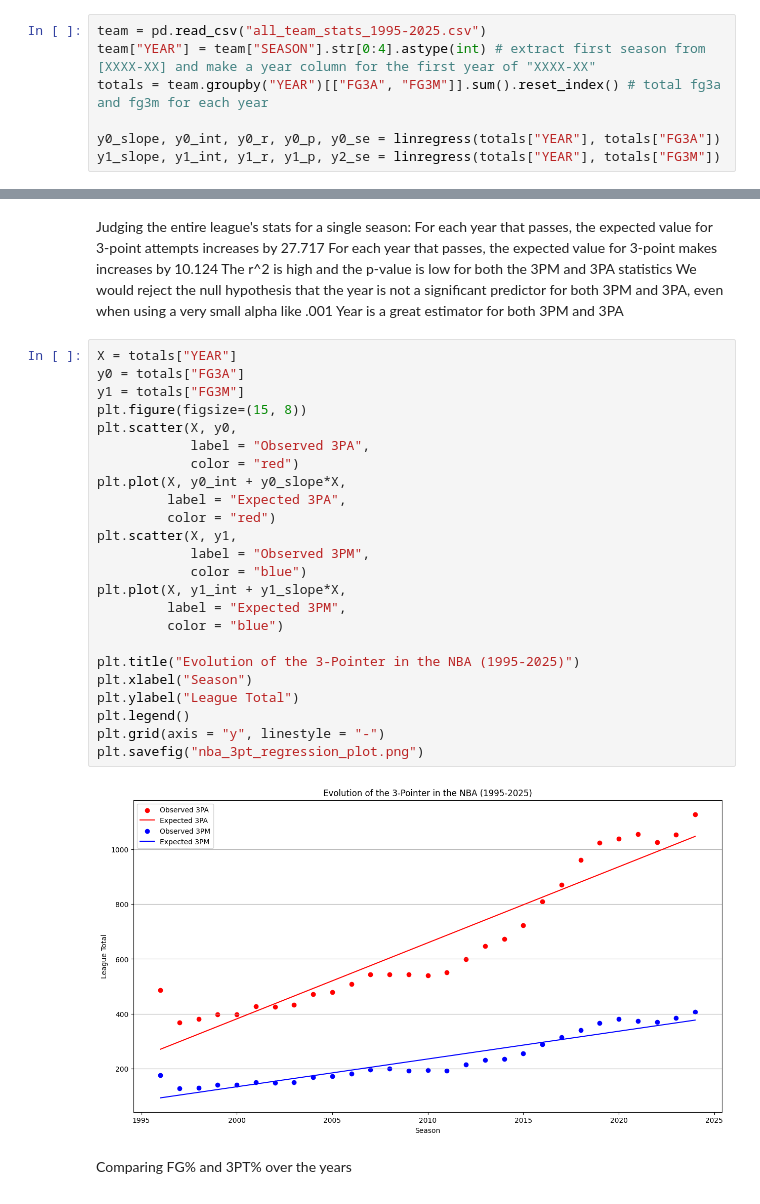
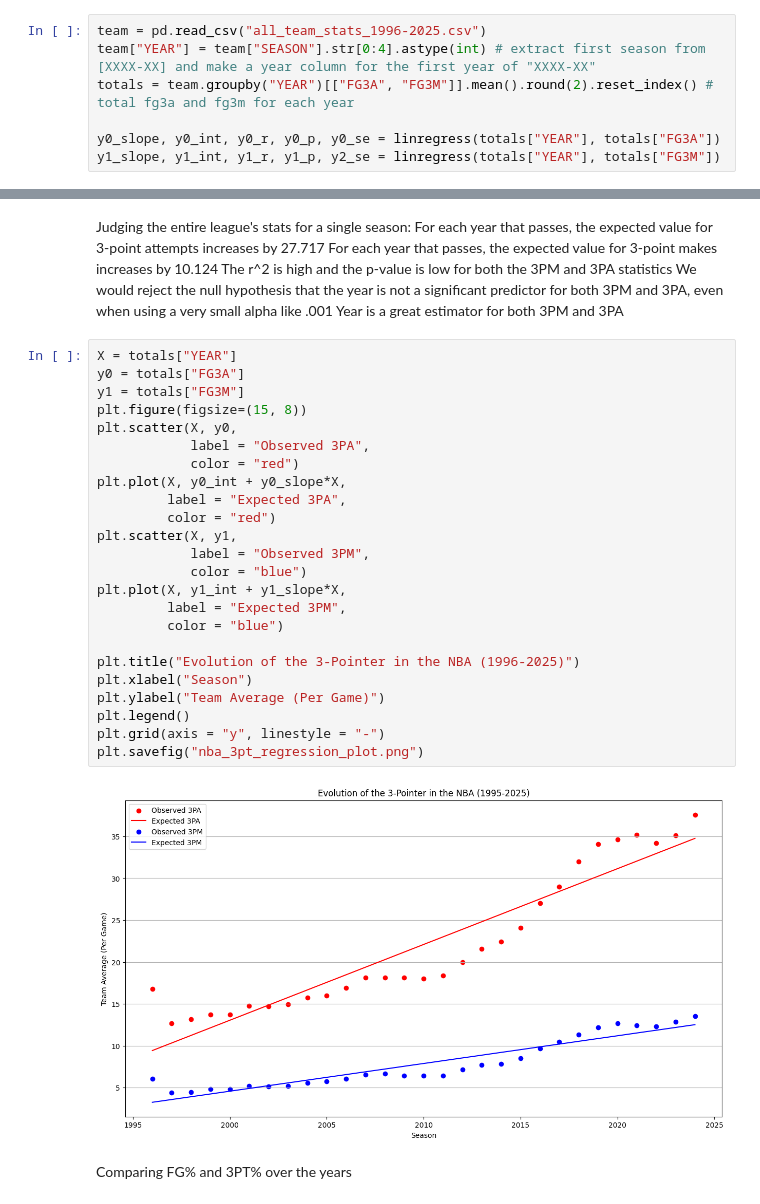
Before and after one commit to nathankyryk/nba, a Jupyter notebook: nba_statistical_analysis.ipynb, the cells around one changed output, grey strips where cells are left out. Drawn from its saved outputs; the diff is of its cells as text.

```diff
--- a/nba_statistical_analysis.ipynb
+++ b/nba_statistical_analysis.ipynb
@@ -6,9 +6,9 @@ from scipy.stats import linregress
 First goal: regression line for 3PM and 3PA over the years using team statistics
 These totals will also be including the stats of players who played under 20 minutes, while the player statistics file does not
 # %%
-team = pd.read_csv("all_team_stats_1995-2025.csv")
+team = pd.read_csv("all_team_stats_1996-2025.csv")
 team["YEAR"] = team["SEASON"].str[0:4].astype(int) # extract first season from [XXXX-XX] and make a year column for the first year of "XXXX-XX"
-totals = team.groupby("YEAR")[["FG3A", "FG3M"]].sum().reset_index() # total fg3a and fg3m for each year
+totals = team.groupby("YEAR")[["FG3A", "FG3M"]].mean().round(2).reset_index() # total fg3a and fg3m for each year
 
 y0_slope, y0_int, y0_r, y0_p, y0_se = linregress(totals["YEAR"], totals["FG3A"])
 y1_slope, y1_int, y1_r, y1_p, y2_se = linregress(totals["YEAR"], totals["FG3M"])
@@ -46,29 +46,29 @@ Year is a great estimator for both 3PM and 3PA
 # %%
 X = totals["YEAR"]
 y0 = totals["FG3A"]
 y1 = totals["FG3M"]
 plt.figure(figsize=(15, 8))
 plt.scatter(X, y0,
             label = "Observed 3PA",
             color = "red")
 plt.plot(X, y0_int + y0_slope*X,
          label = "Expected 3PA",
          color = "red")
 plt.scatter(X, y1,
             label = "Observed 3PM",
             color = "blue")
 plt.plot(X, y1_int + y1_slope*X,
          label = "Expected 3PM",
          color = "blue")
 
-plt.title("Evolution of the 3-Pointer in the NBA (1995-2025)")
+plt.title("Evolution of the 3-Pointer in the NBA (1996-2025)")
 plt.xlabel("Season")
-plt.ylabel("League Total")
+plt.ylabel("Team Average (Per Game)")
 plt.legend()
 plt.grid(axis = "y", linestyle = "-")
 plt.savefig("nba_3pt_regression_plot.png")
 # %% [output]
-[figure, old version]
+[figure, new version]
 # %% [markdown]
 Comparing FG% and 3PT% over the years
 # %%
```
Also changed, not shown: parts of 9 cells of this notebook, 7 other files.
